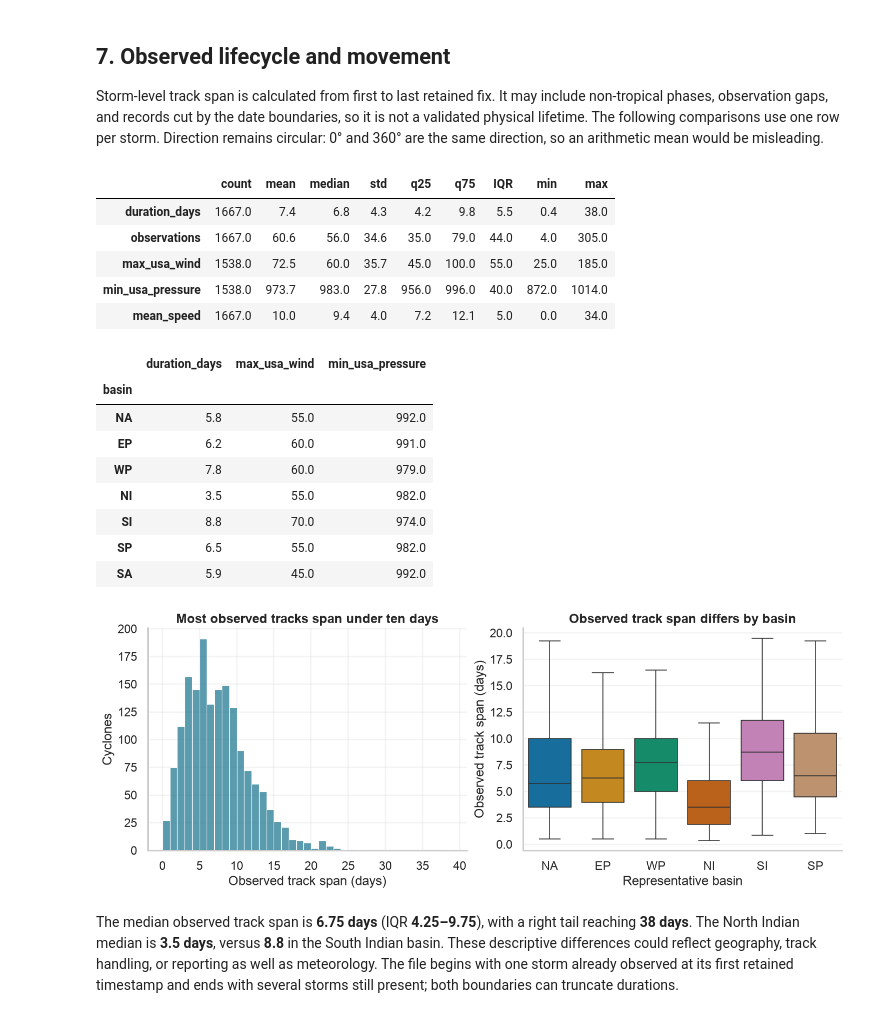
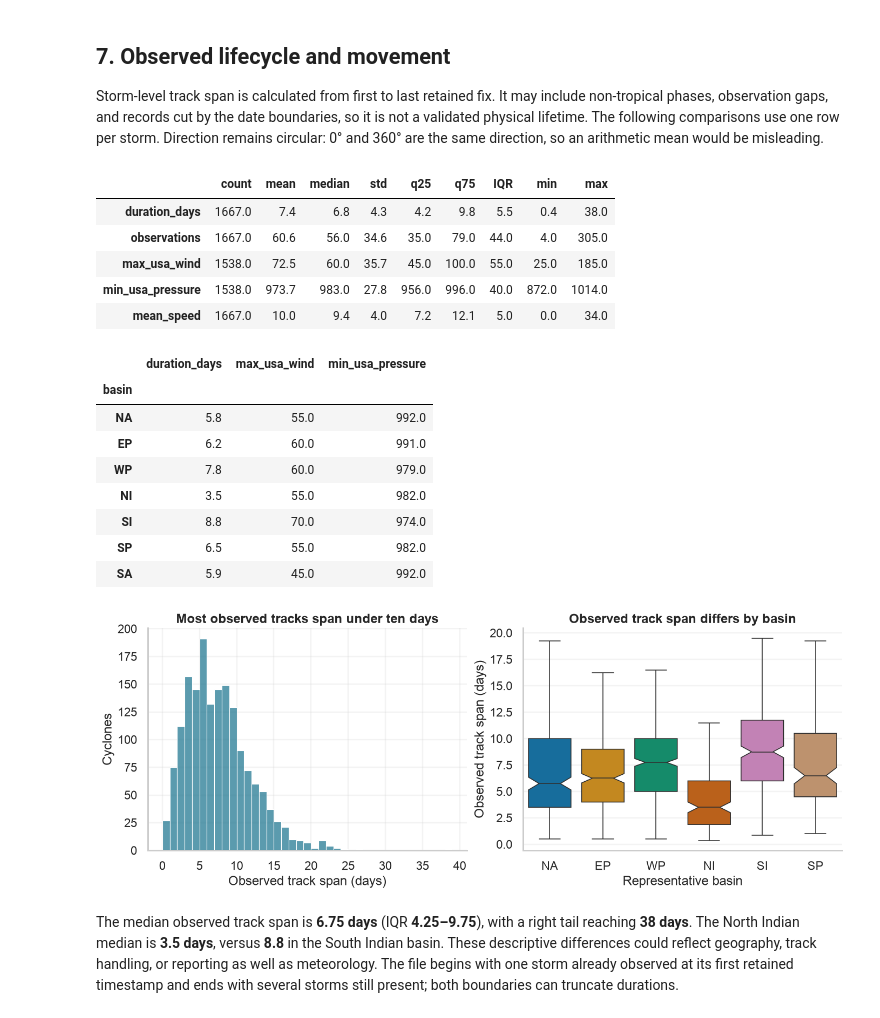
Before and after one commit to enxhi2222/tropical-cyclone-analysis, a Jupyter notebook: 02_data_exploration.ipynb, the cells around one changed output. Saved outputs shown, nothing was run; the diff lists cells and outputs as text; code cells hidden in the pictures.

```diff
--- a/02_data_exploration.ipynb
+++ b/02_data_exploration.ipynb
@@ -410,33 +410,33 @@ Storm-level track span is calculated from first to last retained fix. It may inc
 # %%
 storm_stats = storm_df[["duration_days", "observations", "max_usa_wind", "min_usa_pressure", "mean_speed"]].agg(["count", "mean", "median", "std", "min", "max"]).T
 storm_stats["q25"] = storm_df[["duration_days", "observations", "max_usa_wind", "min_usa_pressure", "mean_speed"]].quantile(.25)
 storm_stats["q75"] = storm_df[["duration_days", "observations", "max_usa_wind", "min_usa_pressure", "mean_speed"]].quantile(.75)
 storm_stats["IQR"] = storm_stats.q75 - storm_stats.q25
 display(storm_stats[["count", "mean", "median", "std", "q25", "q75", "IQR", "min", "max"]].round(1))
 display(storm_df.groupby("basin")[["duration_days", "max_usa_wind", "min_usa_pressure"]].median().reindex(BASIN_ORDER).round(1))
 fig, axes = plt.subplots(1, 2, figsize=(12, 4.5), constrained_layout=True)
 sns.histplot(storm_df.duration_days, bins=np.arange(0, 40, 1), color="#247A93", ax=axes[0])
 axes[0].set(title="Most observed tracks span under ten days", xlabel="Observed track span (days)", ylabel="Cyclones")
-sns.boxplot(data=storm_df.loc[storm_df.basin.ne("SA")], x="basin", y="duration_days", order=[b for b in BASIN_ORDER if b != "SA"], hue="basin", hue_order=[b for b in BASIN_ORDER if b != "SA"], palette=BASIN_COLORS, legend=False, showfliers=False, ax=axes[1])
+sns.boxplot(data=storm_df.loc[storm_df.basin.ne("SA")], notch=True, x="basin", y="duration_days", order=[b for b in BASIN_ORDER if b != "SA"], hue="basin", hue_order=[b for b in BASIN_ORDER if b != "SA"], palette=BASIN_COLORS, legend=False, showfliers=False, ax=axes[1])
 axes[1].set(title="Observed track span differs by basin", xlabel="Representative basin", ylabel="Observed track span (days)")
 plt.show()
 # %% [output]
 |  | count | mean | median | std | q25 | q75 | IQR | min | max |
 | duration_days | 1667.0 | 7.4 | 6.8 | 4.3 | 4.2 | 9.8 | 5.5 | 0.4 | 38.0 |
 | observations | 1667.0 | 60.6 | 56.0 | 34.6 | 35.0 | 79.0 | 44.0 | 4.0 | 305.0 |
 | max_usa_wind | 1538.0 | 72.5 | 60.0 | 35.7 | 45.0 | 100.0 | 55.0 | 25.0 | 185.0 |
 | min_usa_pressure | 1538.0 | 973.7 | 983.0 | 27.8 | 956.0 | 996.0 | 40.0 | 872.0 | 1014.0 |
 | mean_speed | 1667.0 | 10.0 | 9.4 | 4.0 | 7.2 | 12.1 | 5.0 | 0.0 | 34.0 |
 |  | duration_days | max_usa_wind | min_usa_pressure |
 | basin |  |  |  |
 | NA | 5.8 | 55.0 | 992.0 |
 | EP | 6.2 | 60.0 | 991.0 |
 | WP | 7.8 | 60.0 | 979.0 |
 | NI | 3.5 | 55.0 | 982.0 |
 | SI | 8.8 | 70.0 | 974.0 |
 | SP | 6.5 | 55.0 | 982.0 |
 | SA | 5.9 | 45.0 | 992.0 |
-[figure, old version]
+[figure, new version]
 # %% [markdown]
 The median observed track span is **6.75 days** (IQR **4.25–9.75**), with a right tail reaching **38 days**. The North Indian median is **3.5 days**, versus **8.8** in the South Indian basin. These descriptive differences could reflect geography, track handling, or reporting as well as meteorology. The file begins with one storm already observed at its first retained timestamp and ends with several storms still present; both boundaries can truncate durations.
 # %%
```
Also changed, not shown: parts of 3 cells of this notebook, 3 other files.
